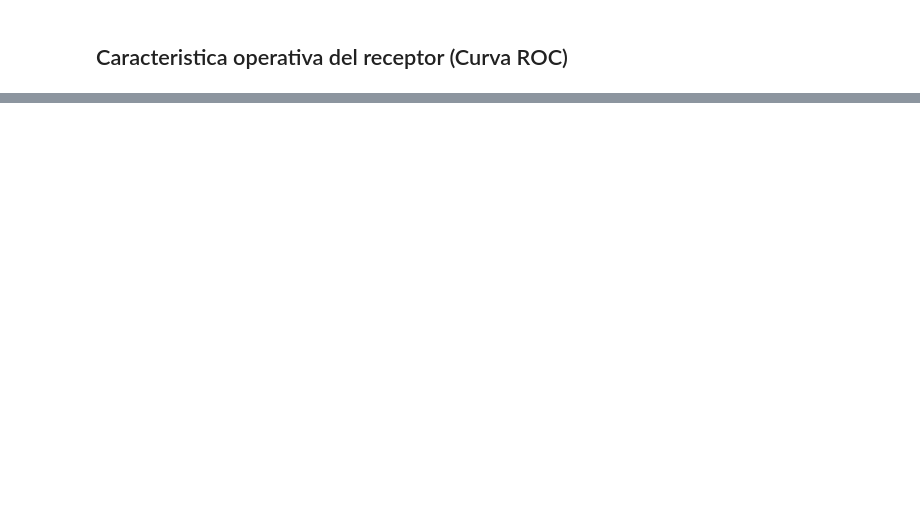
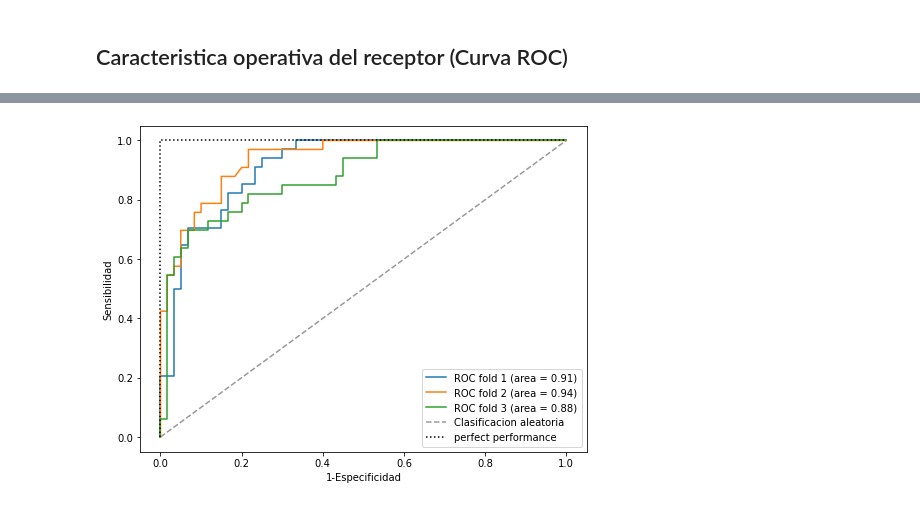
Before and after one commit to bel4212a/Curso-ciencia-de-datos, a Jupyter notebook: Semana-14/Buenas_practicas.ipynb, the cells around one changed output, grey strips where cells are left out. Cells and saved outputs as stored; diff of their text form; code cells hidden in the pictures; blank space fills up the shorter version.

```diff
--- a/Semana-14/Buenas_practicas.ipynb
+++ b/Semana-14/Buenas_practicas.ipynb
@@ -526,0 +494,3 @@ Mas sobre metricas de evaluacion: https://scikit-learn.org/stable/modules/model_
+# %%
+from sklearn.model_selection import train_test_split
+X_train, X_test, y_train, y_test = train_test_split(X, y, test_size = 0.3)
@@ -573,0 +629,36 @@ array([0, 0, 0, 0, 1, 0, 0, 0, 1, 1, 0, 1, 1, 0, 0, 0, 1, 0, 0, 0, 1, 1,
+# %%
+# Probando varias muestras
+# ===========================================================
+from sklearn.metrics import roc_curve, auc
+from sklearn.model_selection import StratifiedKFold
+
+pipe_lr = make_pipeline(StandardScaler(), PCA(n_components=2), LogisticRegression(penalty='l2', C=100))
+
+cv = list(StratifiedKFold(n_splits=3).split(X_train, y_train))
+# cv genera una lista de tres tuplas. Cada tupla tiene dos arreglos: indices de X_train e indices de X_test'
+
+fig, ax = plt.subplots(figsize=(8, 6))
+
+for i, (train, test) in enumerate(cv): # 3 ciclos, asociados a los elementos de cv
+    pipe_lr.fit(X_train[train], y_train[train])
+    probas = pipe_lr.predict_proba(X_train[test]) # Se hace sobre los indices test para validar el entrenamiento
+    # Se obtienen las probabilidades de pertenencia a cada clase, sobre el conjunto de test
+
+    fpr, tpr, thresholds = roc_curve(y_train[test], probas[:, 1], pos_label=1)
+    # Se crea la curva ROC
+
+    roc_auc = auc(fpr, tpr)
+    ax.plot(fpr, tpr, label=f'ROC fold {i+1} (area = {np.round(roc_auc, 2)})')
+    # Se haran 3 graficas, una para cada muestra generada en cv
+
+ax.plot([0, 1], [0, 1], linestyle='--', color=(0.6, 0.6, 0.6), label='Clasificacion aleatoria')
+
+ax.plot([0, 0, 1], [0, 1, 1], linestyle=':', color='black', label='perfect performance')
+
+ax.set_xlim([-0.05, 1.05])
+ax.set_ylim([-0.05, 1.05])
+ax.set_xlabel('1-Especificidad')
+ax.set_ylabel('Sensibilidad')
+plt.legend(loc="lower right");
+# %% [output]
+[figure, added]
```
Also changed, not shown: parts of 48 cells of this notebook.
